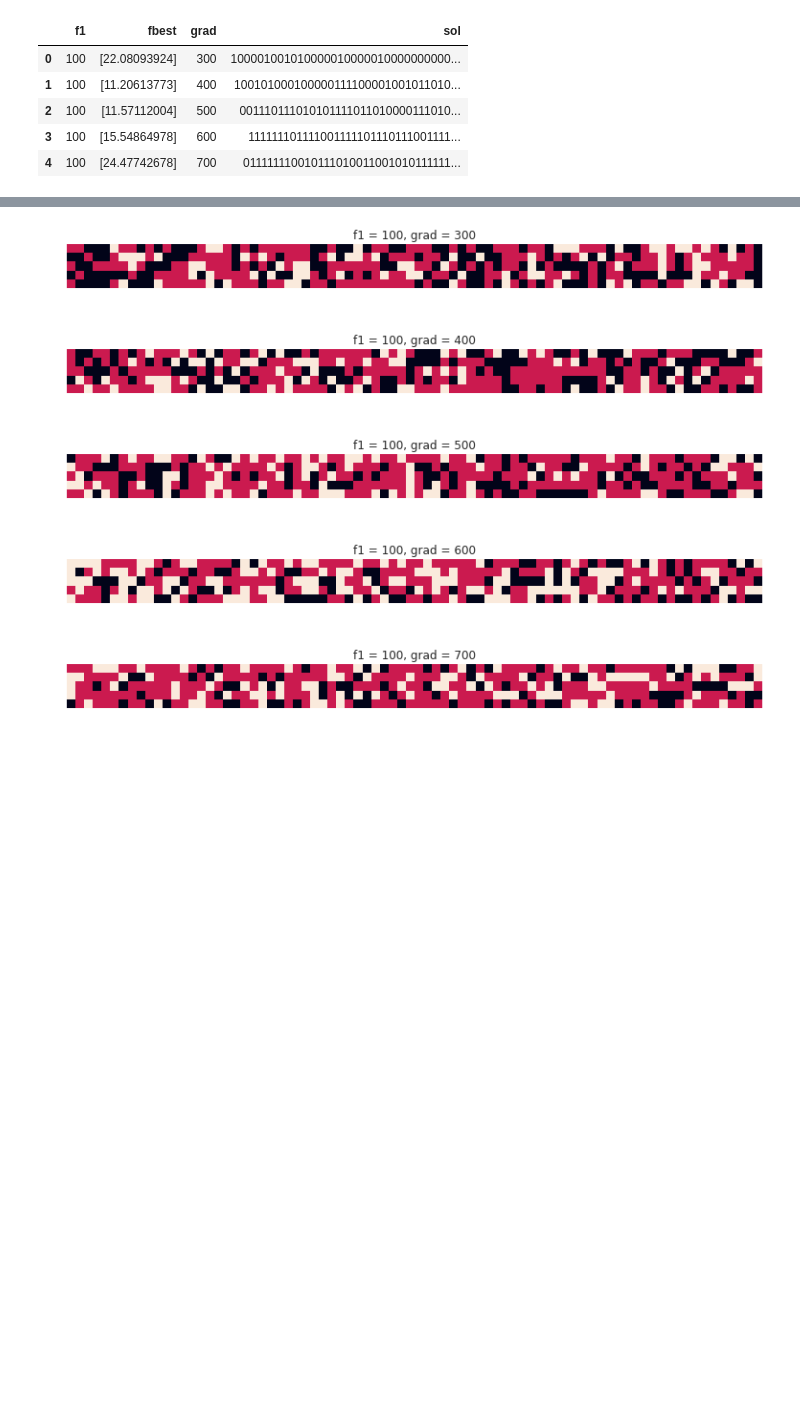
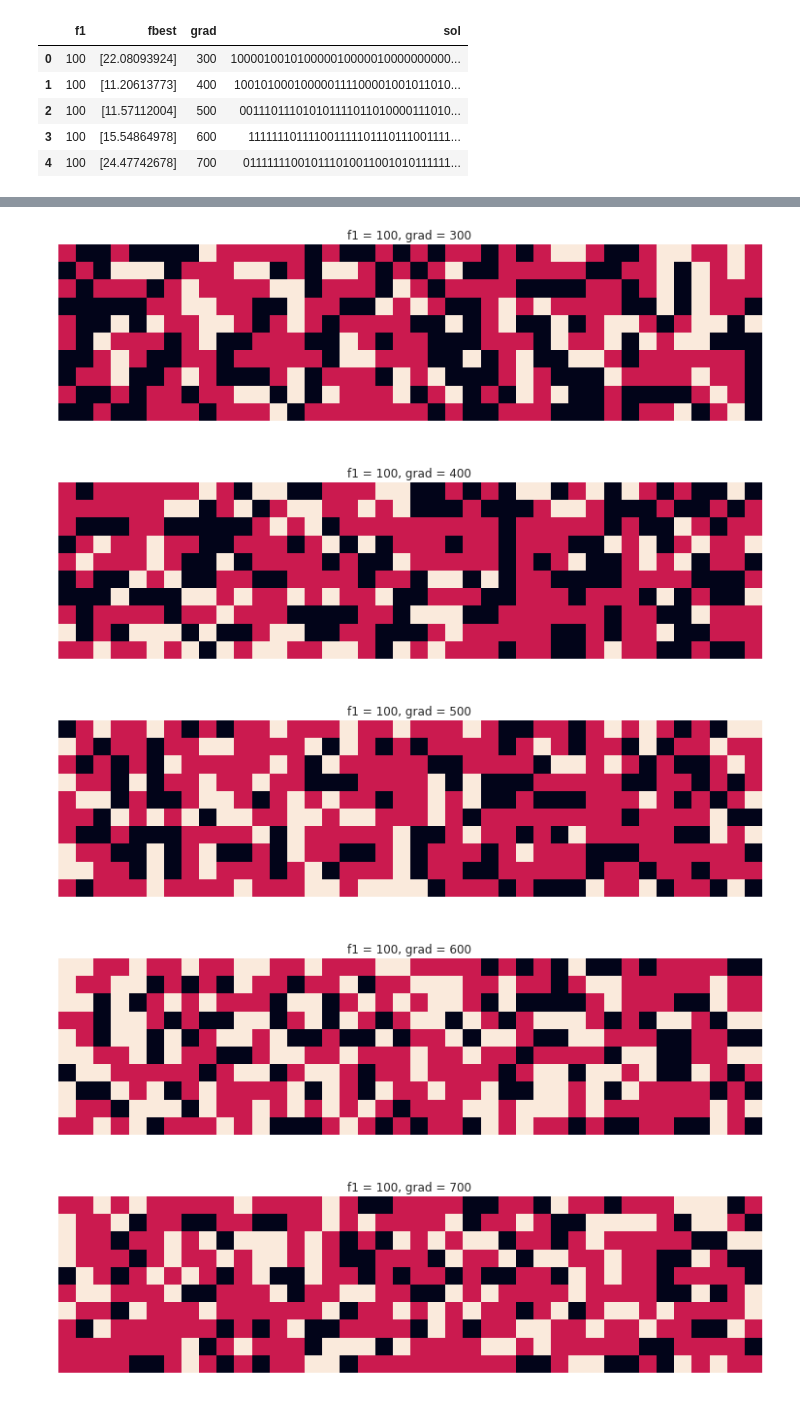
Before and after one commit to byi649/Design-Automation-Optimisation-for-Multi-Material-3D-Printing, a Jupyter notebook: Results/2018-06-01/Statistical analysis uniform.ipynb, the cells around one changed output, grey strips where cells are left out. Cells and saved outputs as stored; diff of their text form; code cells hidden in the pictures; blank space fills up the shorter version.

```diff
--- a/Results/2018-06-01/Statistical analysis uniform.ipynb
+++ b/Results/2018-06-01/Statistical analysis uniform.ipynb
@@ -110,17 +110,17 @@ plt.show()
 # %%
 n = len(sols)
 for s in range(n):
     plt.subplots()
     vox = [float(x) for x in sols['sol'][s]]
-    plt.imshow([[a + b for a, b in zip(vox[x+1::10], vox[x::10])] for x in range(0, 10, 2)])
+    plt.imshow([[a + b for a, b in zip(vox[x+1::20], vox[x::20])] for x in range(0, 20, 2)])
     plt.title("f1 = " + str(sols['f1'][s]) + ", grad = " + str(sols['grad'][s]))
     plt.axis("off")
 
 plt.tight_layout()
 plt.show()
 # %% [output]
-[figure, old version]
+[figure, new version]
-[figure, old version]
+[figure, new version]
-[figure, old version]
+[figure, new version]
-[figure, old version]
+[figure, new version]
-[figure, old version]
+[figure, new version]
```
Also changed, not shown: parts of 2 cells of this notebook.
